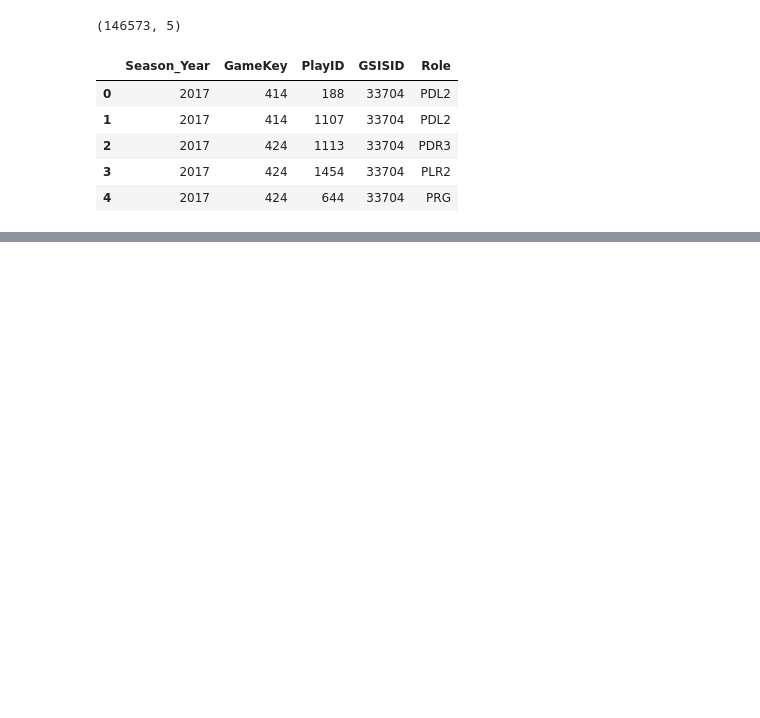
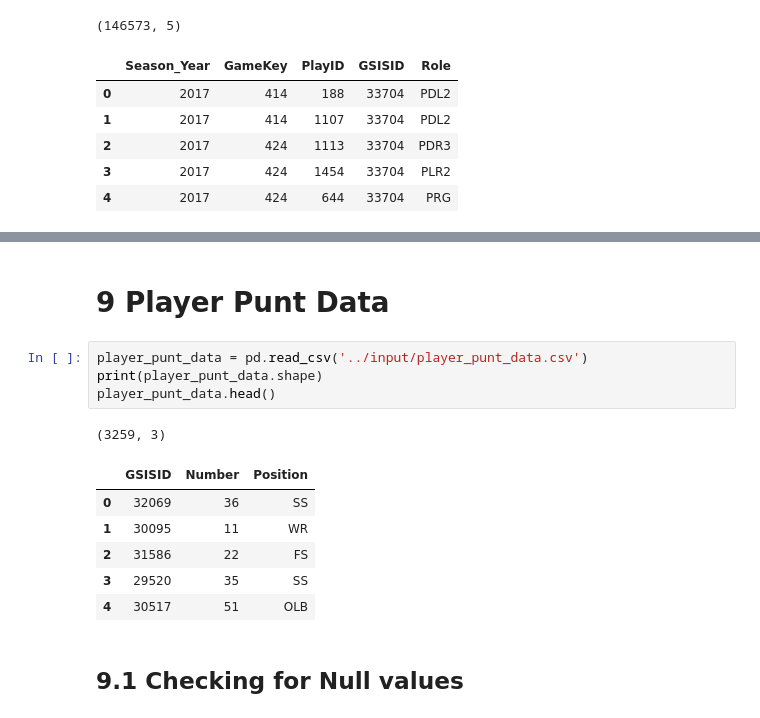
Before and after one commit to CJL89/NFL-Punt-Analysis, a Jupyter notebook: NFL_Punt_Analysis.ipynb, the cells around one changed output, grey strips where cells are left out. Saved outputs shown, nothing was run; the diff lists cells and outputs as text; blank space fills up the shorter version.

```diff
--- a/NFL_Punt_Analysis.ipynb
+++ b/NFL_Punt_Analysis.ipynb
@@ -637,0 +683,16 @@ play_player_role_data.head()
+# %% [markdown]
+# <a id='player_punt_data'><b>9 Player Punt Data</b></a>
+# %%
+player_punt_data = pd.read_csv('../input/player_punt_data.csv')
+print(player_punt_data.shape)
+player_punt_data.head()
+# %% [output]
+(3259, 3)
+|  | GSISID | Number | Position |
+| 0 | 32069 | 36 | SS |
+| 1 | 30095 | 11 | WR |
+| 2 | 31586 | 22 | FS |
+| 3 | 29520 | 35 | SS |
+| 4 | 30517 | 51 | OLB |
+# %% [markdown]
+## <a id='player_punt_data_null'><b>9.1 Checking for Null values</b></a>
```
Also changed, not shown: parts of 15 cells of this notebook.
